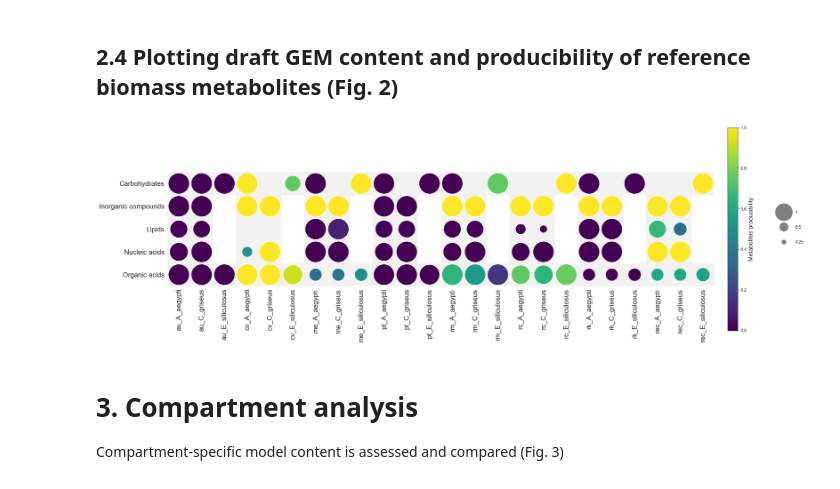
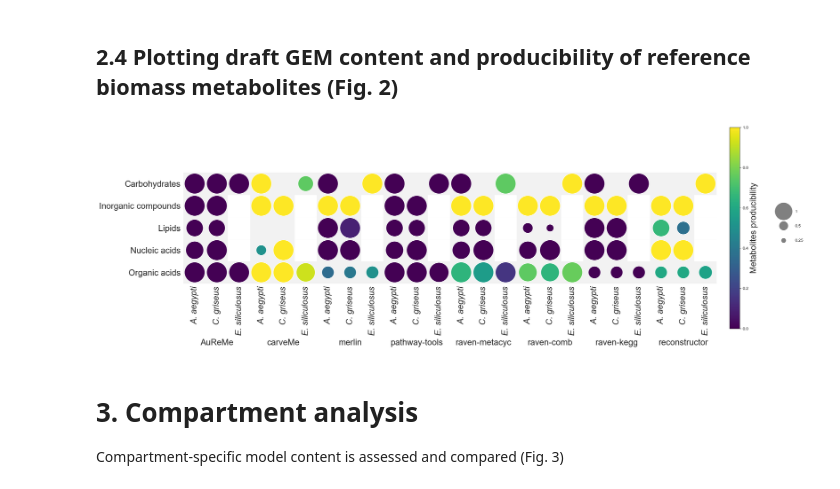
Before and after one commit to natJimenez/eukaryo_methods, a Jupyter notebook: main.ipynb, the cells around one changed output. Cells and saved outputs as stored; diff of their text form; code cells hidden in the pictures.

Commit message:
fix figure 2

```diff
--- a/main.ipynb
+++ b/main.ipynb
@@ -2132,10 +2143,19 @@ prefix = {'modelseed': 'ms_', 'reconstructor': 'rec_', 'raven': 'r_', 'raven_hom
 
 x_label = []
 y_label = []
+method_names = []  # assumes same order as labels
 
 for tool, org_data in norm_met_counts.items():
     for org, super_class_data in org_data.items():
         x_label.append(prefix[tool] + org)
+        if not tool in method_names:
+            method_names.append(tool)
+
+#fix tool nomenclature for manuscript
+fix_tool = {'raven': 'raven-metacyc', 'raven_homo': 'raven-kegg', 'raven_comb': 'raven-comb', 'pathway_tools': 'pathway-tools'}
+for i,t in enumerate(method_names):
+    if t in fix_tool.keys():
+        method_names[i] = fix_tool[t]
 
 for super_class in super_classes:
     y_label.append(super_class)
@@ -2190,37 +2210,60 @@ x_label = [x.replace('CHO','C_griseus') for x in x_label] #CHO -> C. griseus
 x_label = [x.replace('r_', 'rm_') for x in x_label] #raven to raven metacyc
 x_label = [x.replace('rh_', 'rk_') for x in x_label] #raven homo to raven kegg
 
+#Strip method preffix from x_label
+for i,label in enumerate(x_label):
+    x_label[i] = label[label.find('_')+1:]
+    x_label[i] = x_label[i].replace('_', '. ') #remove _ from org name
+
 ax.add_collection(col)
 ax.set(xticks=np.arange(len(x_label)), yticks=np.arange(len(y_label)),
         xticklabels=x_label, yticklabels=y_label)
+
 ax.set_xticklabels(x_label, rotation=90)
+
+for label in ax.get_xticklabels():
+    label.set_fontstyle('italic')  # this keeps the font family but applies italic
+
 ax.set_xticks(np.arange(len(x_label)+1)-0.5, minor=True)
 ax.set_yticks(np.arange(len(y_label)+1)-0.5, minor=True)
-ax.tick_params(axis='both',labelsize=16)
+ax.tick_params(axis='both',labelsize=20)
 ax.grid(which='minor')
 ax.set_aspect("equal", "box")
+######horizontal labels
+group_size = 3  # assuming each method has 3 organism columns
+
+num_groups = len(x_label) // group_size
+
+for i in range(num_groups):
+    group_start = i * group_size
+    group_center = group_start + (group_size - 1) / 2  # center between 3 ticks
+
+    method = method_names[i]
+    ax.text(group_center, -3, method, ha='center', va='top', fontsize=20, rotation=0)
+
+#####
 
 cbar = fig.colorbar(col, ax=ax, pad=0.02)
-cbar.set_label('Metabolites producibility', fontsize=14)
+cbar.set_label('Metabolites producibility', fontsize=20)
 
 # AaaAAAa
 s1 = Line2D([0], [0], marker='o', markersize=40, color='grey', linestyle='None')
 s2 = Line2D([0], [0], marker='o', markersize=20, color='grey', linestyle='None')
 s3 = Line2D([0], [0], marker='o', markersize=10, color='grey', linestyle='None')
 spacing = 2.5
 
 plt.legend([s1, s2, s3], ['1', '0.5', '0.25'], bbox_to_anchor=(1.17, 0.7), frameon=False, labelspacing=spacing, handletextpad=1.7)
 plt.tight_layout()
 for spine in ax.spines.values():
     spine.set_visible(False)
 # Save as Figure 2
 plt.savefig('figures/Figure2.png', dpi=300)
 
 
 #Plot
 plt.show()
 # %% [output]
-[figure, old version]
+[figure, new version]
 # %% [markdown]
 # 3. Compartment analysis
 Compartment-specific model content is assessed and compared (Fig. 3)
```
Also changed, not shown: parts of 4 cells of this notebook, 4 other files.
